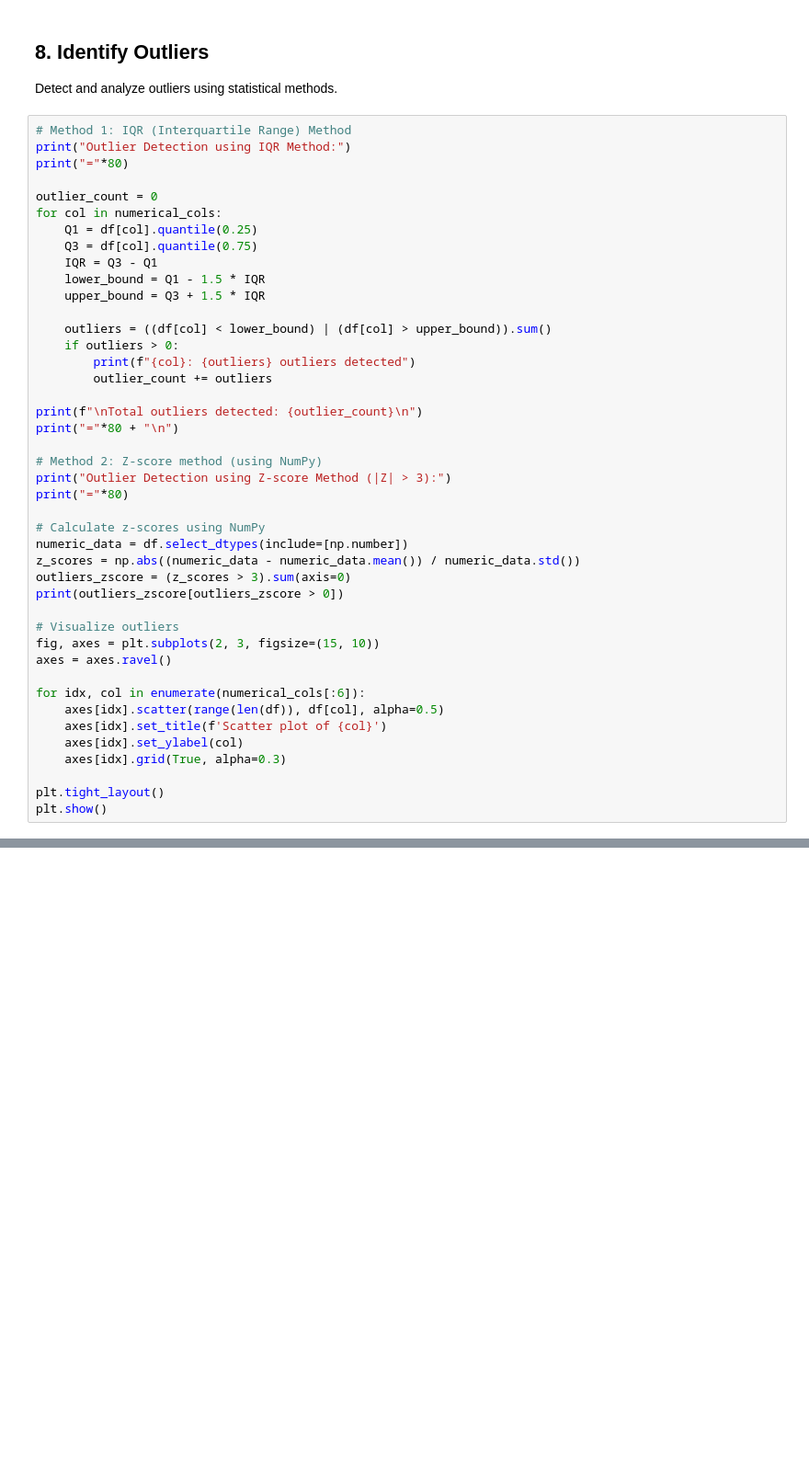
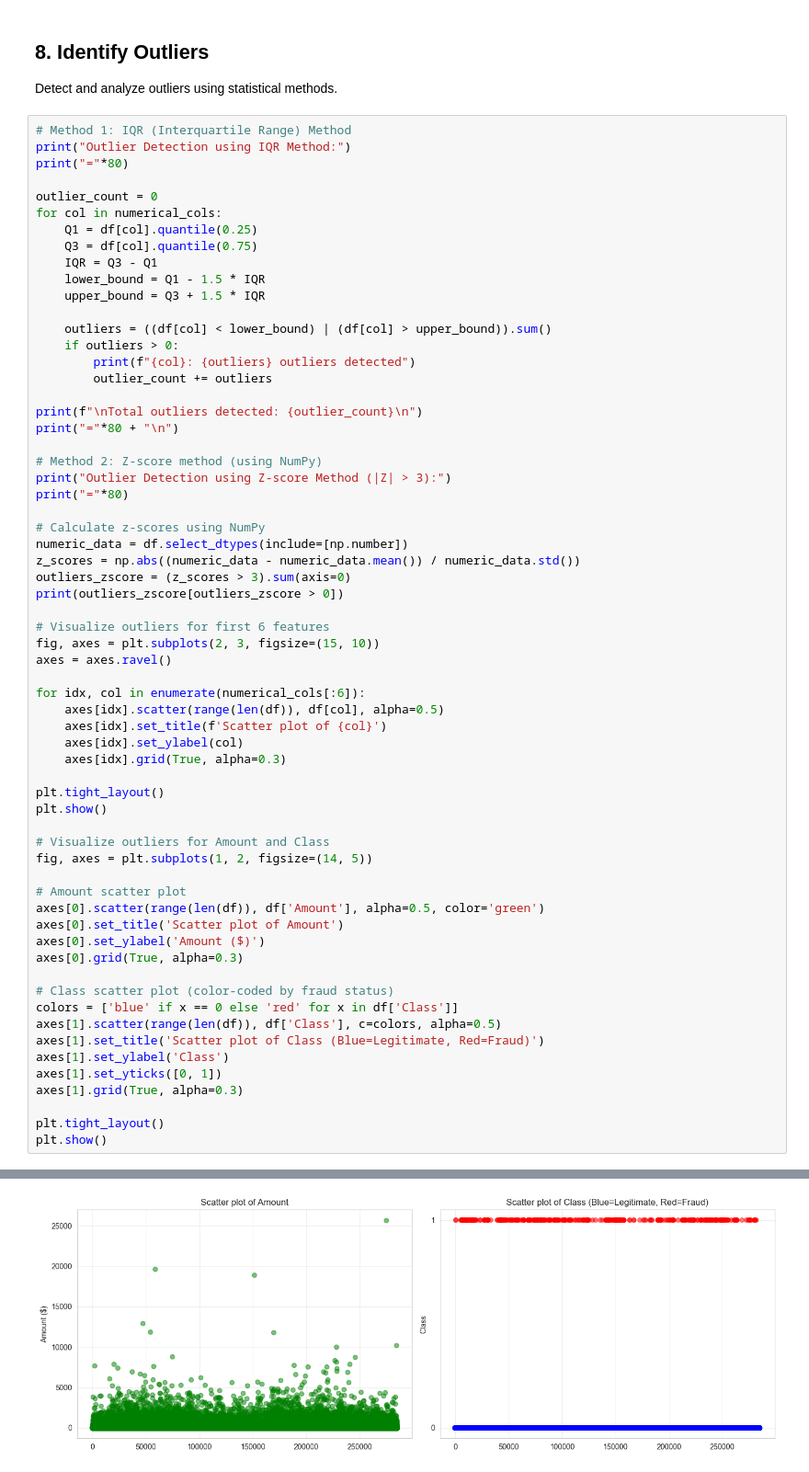
Before and after one commit to mattledevs/credit-card-fraud-detection, a Jupyter notebook: data_exploration.ipynb, the cells around one changed output, grey strips where cells are left out. Shown at 92% size. Saved outputs shown, nothing was run; the diff lists cells and outputs as text; blank space fills up the shorter version.

```diff
--- a/data_exploration.ipynb
+++ b/data_exploration.ipynb
@@ -244,34 +370,55 @@ z_scores = np.abs((numeric_data - numeric_data.mean()) / numeric_data.std())
 outliers_zscore = (z_scores > 3).sum(axis=0)
 print(outliers_zscore[outliers_zscore > 0])
 
-# Visualize outliers
+# Visualize outliers for first 6 features
 fig, axes = plt.subplots(2, 3, figsize=(15, 10))
 axes = axes.ravel()
 
 for idx, col in enumerate(numerical_cols[:6]):
     axes[idx].scatter(range(len(df)), df[col], alpha=0.5)
     axes[idx].set_title(f'Scatter plot of {col}')
     axes[idx].set_ylabel(col)
     axes[idx].grid(True, alpha=0.3)
 
 plt.tight_layout()
 plt.show()
+
+# Visualize outliers for Amount and Class
+fig, axes = plt.subplots(1, 2, figsize=(14, 5))
+
+# Amount scatter plot
+axes[0].scatter(range(len(df)), df['Amount'], alpha=0.5, color='green')
+axes[0].set_title('Scatter plot of Amount')
+axes[0].set_ylabel('Amount ($)')
+axes[0].grid(True, alpha=0.3)
+
+# Class scatter plot (color-coded by fraud status)
+colors = ['blue' if x == 0 else 'red' for x in df['Class']]
+axes[1].scatter(range(len(df)), df['Class'], c=colors, alpha=0.5)
+axes[1].set_title('Scatter plot of Class (Blue=Legitimate, Red=Fraud)')
+axes[1].set_ylabel('Class')
+axes[1].set_yticks([0, 1])
+axes[1].grid(True, alpha=0.3)
+
+plt.tight_layout()
+plt.show()
 # %% [output]
 Outlier Detection using IQR Method:
 ================================================================================
 V1: 7062 outliers detected
 V2: 13526 outliers detected
 V3: 3363 outliers detected
 V4: 11148 outliers detected
 V5: 12295 outliers detected
 V6: 22965 outliers detected
 V7: 8948 outliers detected
 V8: 24134 outliers detected
 V9: 8283 outliers detected
 V10: 9496 outliers detected
 ... (54 lines left out)
 V28       3264
 Amount    4076
 Class      492
 dtype: int64
 [figure]
+[figure, added]
```
Also changed, not shown: parts of 3 cells of this notebook, 2 other files.
